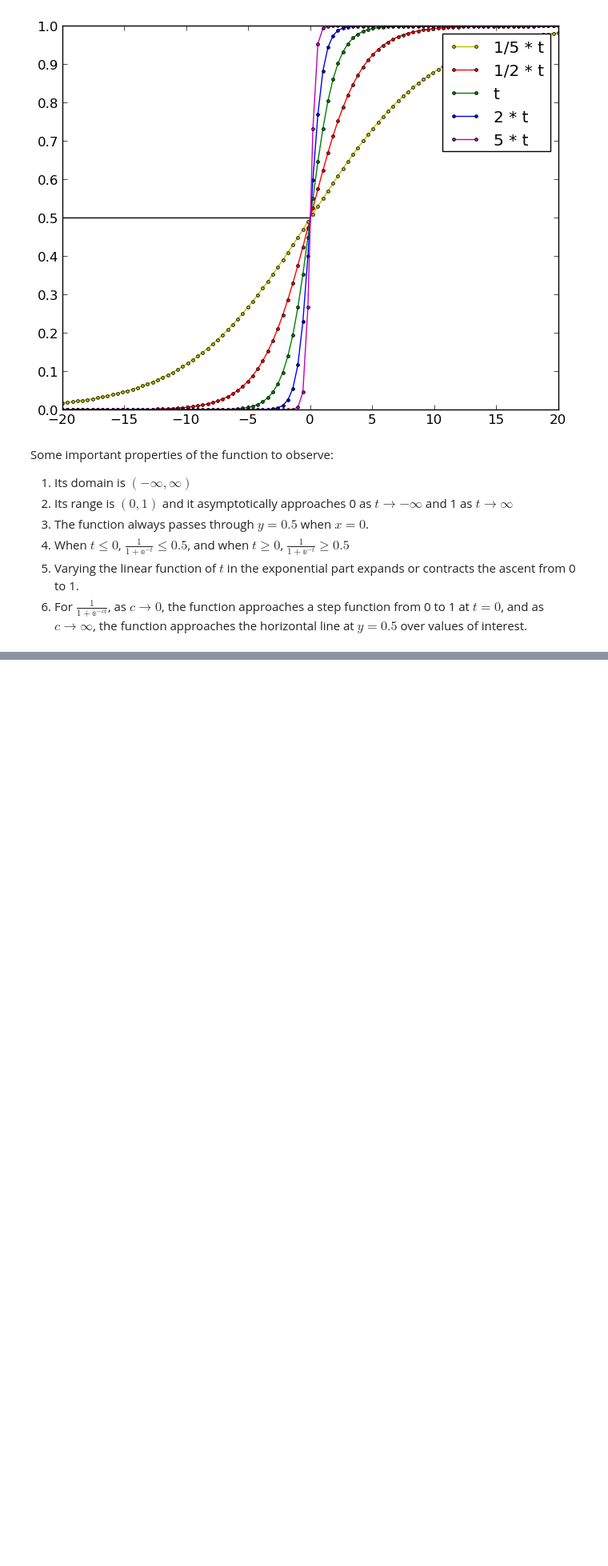
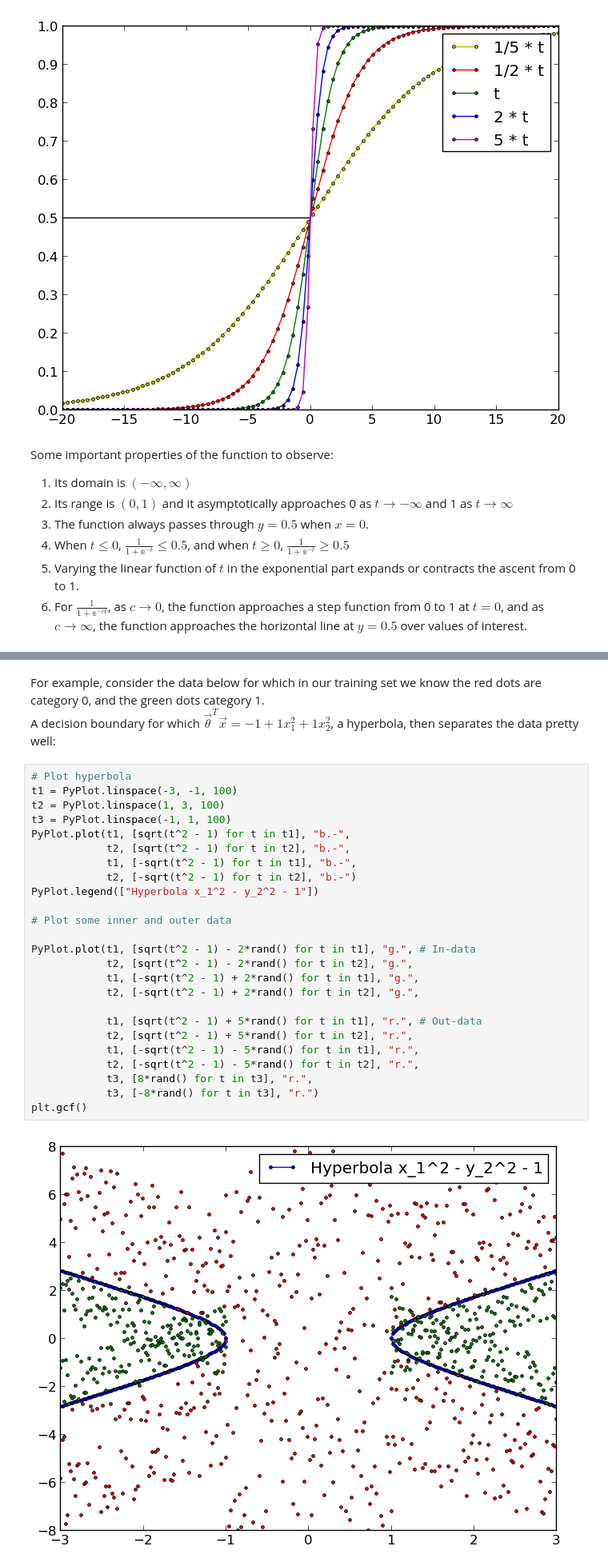
Before and after one commit to midnighteuler/skynet.jl, a Jupyter notebook: docs/Logistic Regression Classification.ipynb, the cells around one changed output, grey strips where cells are left out. Shown at 80% size. Saved outputs shown, nothing was run; the diff lists cells and outputs as text; blank space fills up the shorter version.

```diff
--- a/docs/Logistic Regression Classification.ipynb
+++ b/docs/Logistic Regression Classification.ipynb
@@ -69,0 +89,30 @@ Some important properties of the function to observe:
+# %% [markdown]
+For example, consider the data below for which in our training set we know the red dots are category 0, and the green dots category 1.<br>
+A decision boundary for which $\vec{\theta}^T \vec{x} = -1 + 1 x_1^2 + 1 x_2^2$, a hyperbola, then separates the data pretty well:
+# %%
+# Plot hyperbola
+t1 = PyPlot.linspace(-3, -1, 100)
+t2 = PyPlot.linspace(1, 3, 100)
+t3 = PyPlot.linspace(-1, 1, 100)
+PyPlot.plot(t1, [sqrt(t^2 - 1) for t in t1], "b.-",
+            t2, [sqrt(t^2 - 1) for t in t2], "b.-",
+            t1, [-sqrt(t^2 - 1) for t in t1], "b.-",
+            t2, [-sqrt(t^2 - 1) for t in t2], "b.-")
+PyPlot.legend(["Hyperbola x_1^2 - y_2^2 - 1"])
+
+# Plot some inner and outer data
+
+PyPlot.plot(t1, [sqrt(t^2 - 1) - 2*rand() for t in t1], "g.", # In-data
+            t2, [sqrt(t^2 - 1) - 2*rand() for t in t2], "g.",
+            t1, [-sqrt(t^2 - 1) + 2*rand() for t in t1], "g.",
+            t2, [-sqrt(t^2 - 1) + 2*rand() for t in t2], "g.",
+
+            t1, [sqrt(t^2 - 1) + 5*rand() for t in t1], "r.", # Out-data
+            t2, [sqrt(t^2 - 1) + 5*rand() for t in t2], "r.",
+            t1, [-sqrt(t^2 - 1) - 5*rand() for t in t1], "r.",
+            t2, [-sqrt(t^2 - 1) - 5*rand() for t in t2], "r.",
+            t3, [8*rand() for t in t3], "r.",
+            t3, [-8*rand() for t in t3], "r.")
+plt.gcf()
+# %% [output]
+[figure, added]
```
Also changed, not shown: parts of 8 cells of this notebook.
